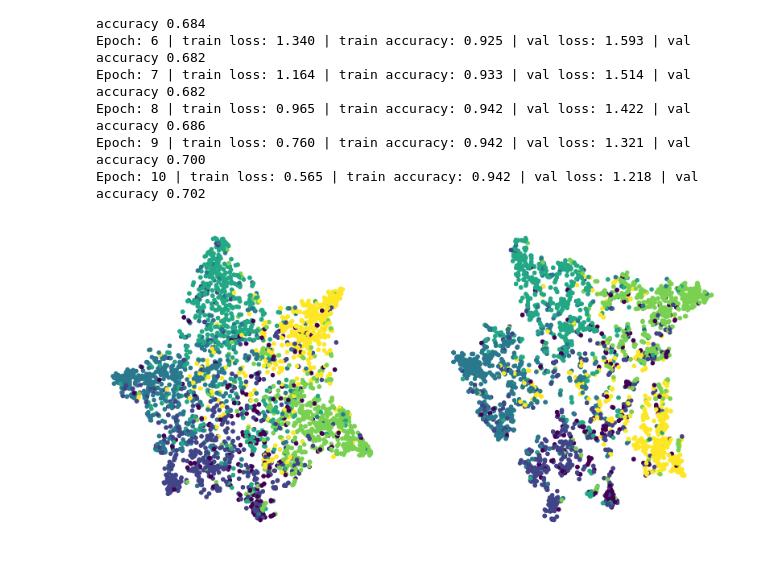
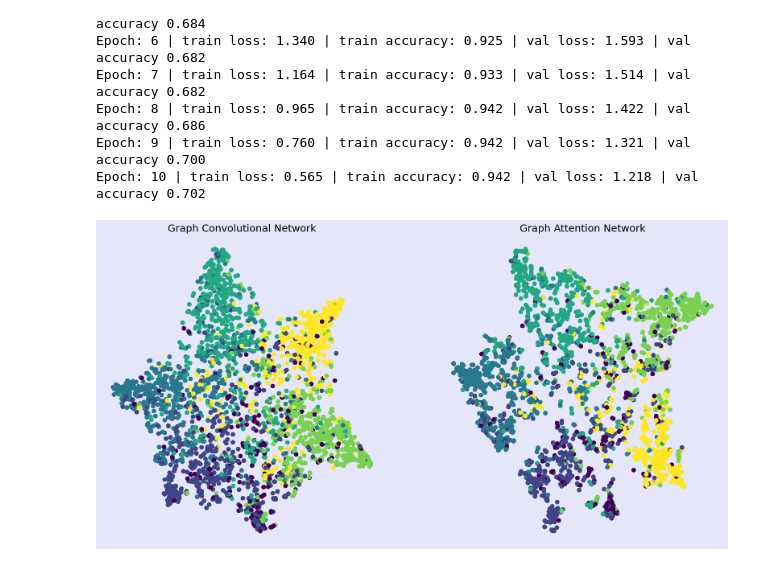
Before and after one commit to lukabarbakadze/Graphs, a Jupyter notebook: code.ipynb, the cells around one changed output. Cells and saved outputs as stored; diff of their text form; code cells hidden in the pictures.

```diff
--- a/code.ipynb
+++ b/code.ipynb
@@ -172,14 +172,14 @@ from sklearn.manifold import TSNE
 tsne1 = TSNE(n_components=2, learning_rate='auto', init='pca').fit_transform(h1.squeeze(axis=0).detach())
 tsne2 = TSNE(n_components=2, learning_rate='auto', init='pca').fit_transform(h2.squeeze(axis=0).detach())
 # %%
-fig, ax = plt.subplots(1,2, figsize=(20, 10))
-# plt.figure(figsize=(20, 10), facecolor='lavender')
-plt.axis('off')
+fig, ax = plt.subplots(1,2, figsize=(20, 10), facecolor='lavender')
 
+ax[0].set_title("Graph Convolutional Network", size=18)
 ax[0].scatter(tsne1[:, 0], tsne1[:, 1], s=50, c=data.y)
 ax[0].axis('off')
 
+ax[1].set_title("Graph Attention Network",  size=18)
 ax[1].scatter(tsne2[:, 0], tsne2[:, 1], s=50, c=data.y)
 ax[1].axis('off');
 # %% [output]
-[figure, old version]
+[figure, new version]
```
Also changed, not shown: parts of 1 cell of this notebook, 3 other files.
